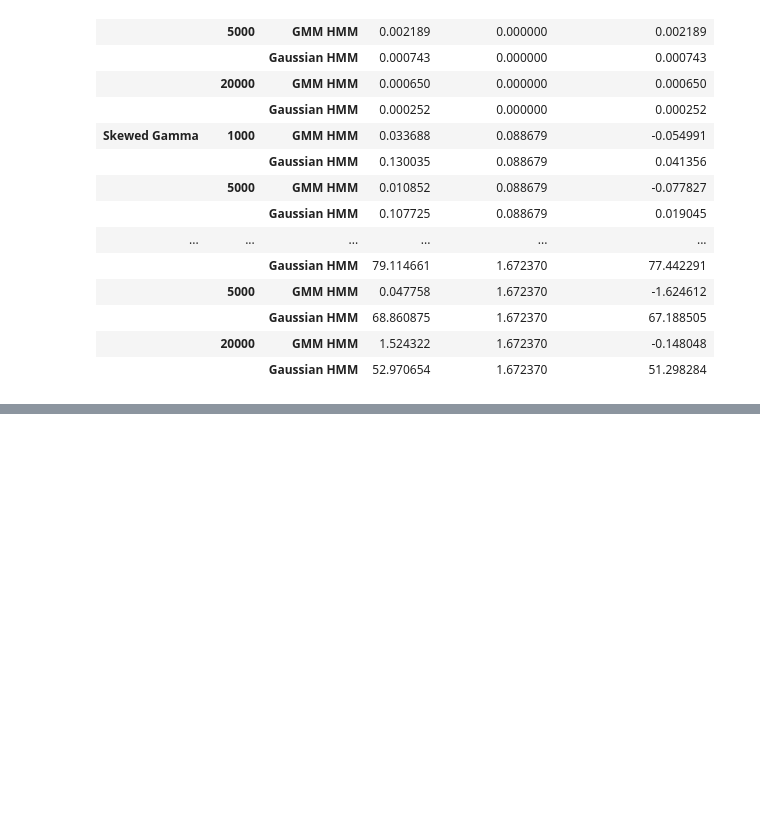
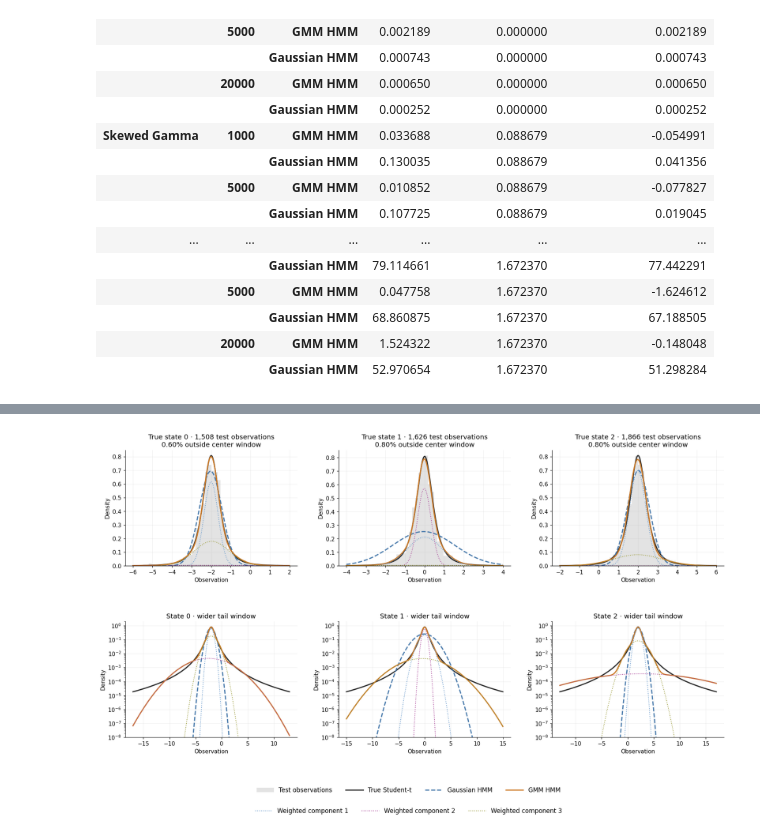
Before and after one commit to leoyxngg/FlexibleEmissionHMM, a Jupyter notebook: notebooks/gmm_synthetic_experiments.ipynb, the cells around one changed output, grey strips where cells are left out. Saved outputs shown, nothing was run; the diff lists cells and outputs as text; code cells hidden in the pictures; blank space fills up the shorter version.

```diff
--- a/notebooks/gmm_synthetic_experiments.ipynb
+++ b/notebooks/gmm_synthetic_experiments.ipynb
@@ -603,0 +776,18 @@ display(comparison_kl.round(6))
+# %%
+ht_example_gmm = ht_parameters[HT_EXAMPLE_REPLICATE, "GMM HMM"]
+ht_component_rows = []
+for state in ht_states:
+    weights = np.asarray(ht_example_gmm["weights"][state])
+    means = np.asarray(ht_example_gmm["means"][state])
+    variances = np.asarray(ht_example_gmm["variances"][state])
+    mixture_mean = np.sum(weights * means)
+    contributions = weights * (variances + (means - mixture_mean)**2)
+    for component in range(len(weights)):
+        ht_component_rows.append({
+            "state": int(state), "component": component + 1,
+            "weight": weights[component], "mean": means[component],
+            "std": np.sqrt(variances[component]), "variance_contribution": contributions[component],
+            "share_of_mixture_variance": contributions[component] / contributions.sum(),
+        })
+ht_components = pd.DataFrame(ht_component_rows)
+display(ht_components.round(5))
@@ -603,0 +812,47 @@ display(comparison_kl.round(6))
+# %%
+ht_example_data = ht_data(HT_EXAMPLE_REPLICATE)
+ht_test_x = ht_example_data["test__x"]
+ht_test_y = ht_example_data["test__state"].astype(int)
+
+fig, axes = plt.subplots(2, len(ht_states), figsize=(16, 10.5),
+                         squeeze=False, layout="none")
+fig.subplots_adjust(left=0.06, right=0.99, top=0.91, bottom=0.23,
+                    wspace=0.24, hspace=0.48)
+ht_component_colors = ["#6699CC", "#AA4499", "#999933", "#66AA99", "#882255"]
+for state in ht_states:
+    values = ht_test_x[ht_test_y == state]
+    center, width = ht_true_means[state], ht_true_stds[state]
+    central_grid = np.linspace(center - 4 * width, center + 4 * width, 1_200)
+    tail_grid = np.linspace(center - 15 * width, center + 15 * width, 2_000)
+    bins = np.linspace(central_grid[0], central_grid[-1], 51)
+    counts, edges = np.histogram(values, bins=bins)
+    axes[0, state].stairs(counts / (len(values) * np.diff(edges)), edges,
+                          fill=True, alpha=.22, color=".5", label="Test observations")
+    for row, grid in enumerate([central_grid, tail_grid]):
+        ax = axes[row, state]
+        ax.plot(grid, ht_true_pdf(grid, state), color=".15", linewidth=2, label="True Student-t")
+        for model, linestyle in [("Gaussian HMM", "--"), ("GMM HMM", "-")]:
+            record = ht_parameters[HT_EXAMPLE_REPLICATE, model]
+            ax.plot(grid, np.exp(ht_logpdf(grid, record, state)), color=HT_COLORS[model],
+                    linestyle=linestyle, linewidth=2, label=model)
+        components = np.exp(ht_component_logpdf(grid, ht_example_gmm, state))
+        for component in range(components.shape[1]):
+            ax.plot(grid, components[:, component], linestyle=":", linewidth=1.3,
+                    color=ht_component_colors[component % len(ht_component_colors)],
+                    label=f"Weighted component {component + 1}")
+        ax.set(xlabel="Observation", ylabel="Density")
+        ax.grid(alpha=.18)
+    outside = np.mean((values < edges[0]) | (values > edges[-1]))
+    axes[0, state].set_title(f"True state {state} · {len(values):,} test observations\n{outside:.2%} outside center window")
+    axes[1, state].set(title=f"State {state} · wider tail window", yscale="log", ylim=(1e-8, 2 / width))
+handles, labels = axes[0, 0].get_legend_handles_labels()
+# Separate model/data entries from component entries; neither row overlaps axes.
+fig.legend(handles[:4], labels[:4], loc="center", bbox_to_anchor=(0.5, 0.105),
+           ncol=4, frameon=False, fontsize=11, columnspacing=2.2,
+           handlelength=2.8, handletextpad=0.8)
+fig.legend(handles[4:], labels[4:], loc="center", bbox_to_anchor=(0.5, 0.055),
+           ncol=min(3, len(handles[4:])), frameon=False, fontsize=11,
+           columnspacing=2.2, handlelength=2.8, handletextpad=0.8)
+plt.show()
+# %% [output]
+[figure, added]
```
Also changed, not shown: parts of 22 cells of this notebook, 1 other file.
